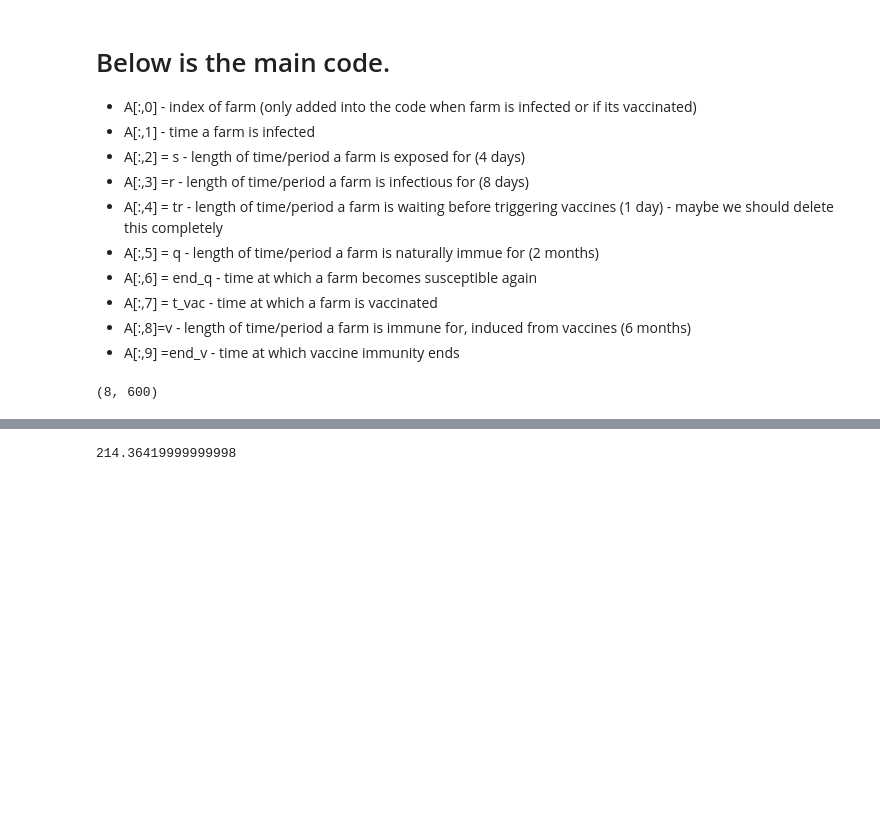
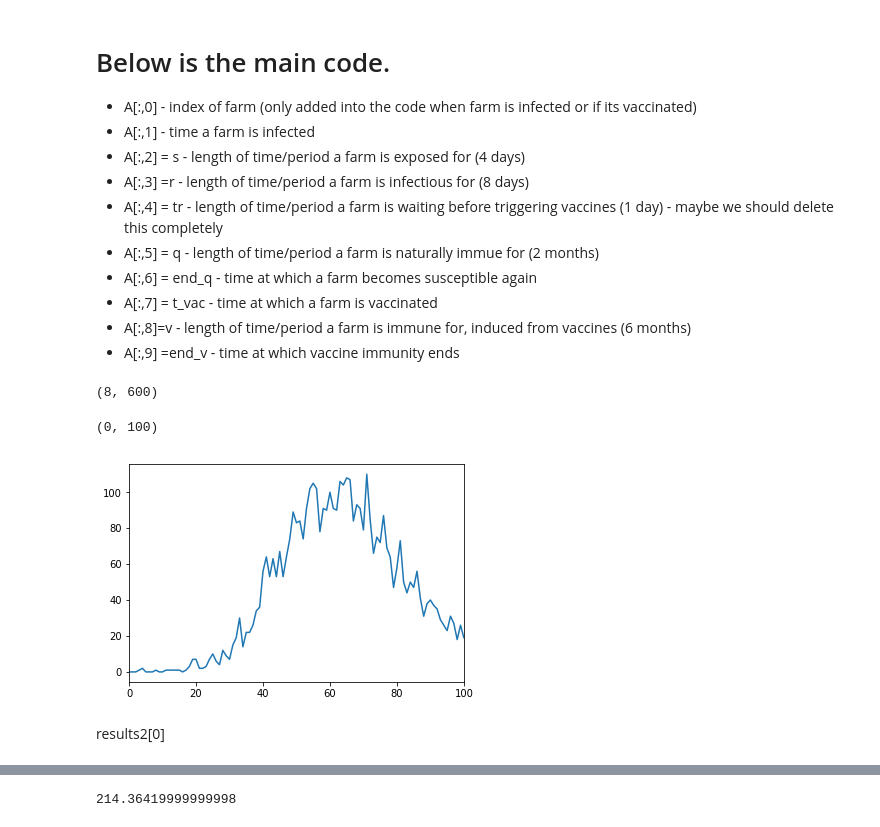
Before and after one commit to susiecant/FMD-RSG, a Jupyter notebook: Main_Notebooks/KENYA_MODELS_25.ipynb, the cells around one changed output, grey strips where cells are left out. Drawn from its saved outputs; the diff is of its cells as text; code cells hidden in the pictures; blank space fills up the shorter version.

```diff
--- a/Main_Notebooks/KENYA_MODELS_25.ipynb
+++ b/Main_Notebooks/KENYA_MODELS_25.ipynb
@@ -23,5 +23,5 @@ Data=pd.read_csv("all_farms/All_data",sep = '\t', header = 0)
 # %%
-Copy1 = pd.read_csv('all_farms/All_data', sep = '\t', header = 0)
+Copy1 = pd.read_csv('All_data.txt', sep = '\t', header = 0)
 # %%
 copy2 = Copy1.values
 true_cattle =  copy.deepcopy(copy2[:,3])
@@ -34,7 +34,7 @@ ycoord = Data['ycoord'].values
 # %%
 joinedinput = np.column_stack((xcoord, ycoord))
 # %%
-# N = len(Data)
+N = len(Data)
 # N
 (13*50)/60
 # %% [output]
@@ -463,7 +473,7 @@ def kenyaFMD(input1):
             infected = [i for i in range(N) if (infect_cow+infect_sheep)[i]>0]
             for farm in infected:
                 mu = 0.01
-                for animals in range(int(Num_livestock)):
+                for animals in range(int(infect_cow[farm]+infect_sheep[farm])):
                     recover = np.random.uniform(0,1)
 
                     if recover < mu and (infect_sheep[farm]+infect_cow[farm]) >=1 :
@@ -559,7 +569,7 @@ def kenyaFMD(input1):
 # %reload_ext line_profiler
 # %lprun -f kenyaFMD tp, inf, cuminf, numinf, totalinf, endemic = kenyaFMD()
 # %%
-data = range(50)
+data = range(10)
 num_threads=8
 with Pool(num_threads) as pool:
     start=time.time()
@@ -577,5 +587,13 @@ for i in range(realisations):
         Infections[i,:] = results2[i][1]
     TotalInfections[i] = results2[i][4]
     EndemicLevel[i] = results2[i][5]
+# %%
+plt.plot(range(tmax),results2[0][3])
+plt.xlim([0,100])
+# %% [output]
+(0, 100)
+[figure, added]
+# %% [markdown]
+results2[0]
 # %%
 plt.plot(range(tmax), np.mean(Infections, axis = 0))
```
Also changed, not shown: parts of 9 cells of this notebook, 1 other file.
